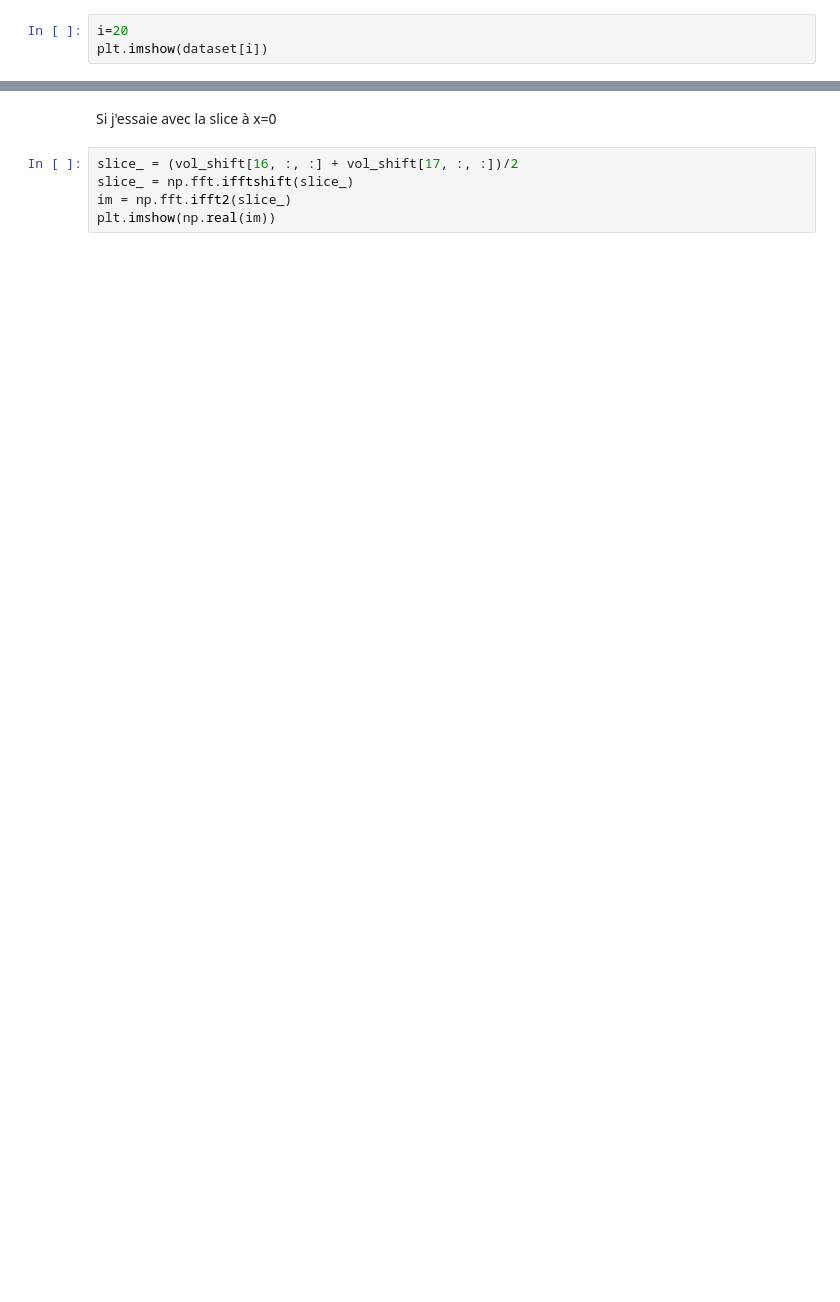
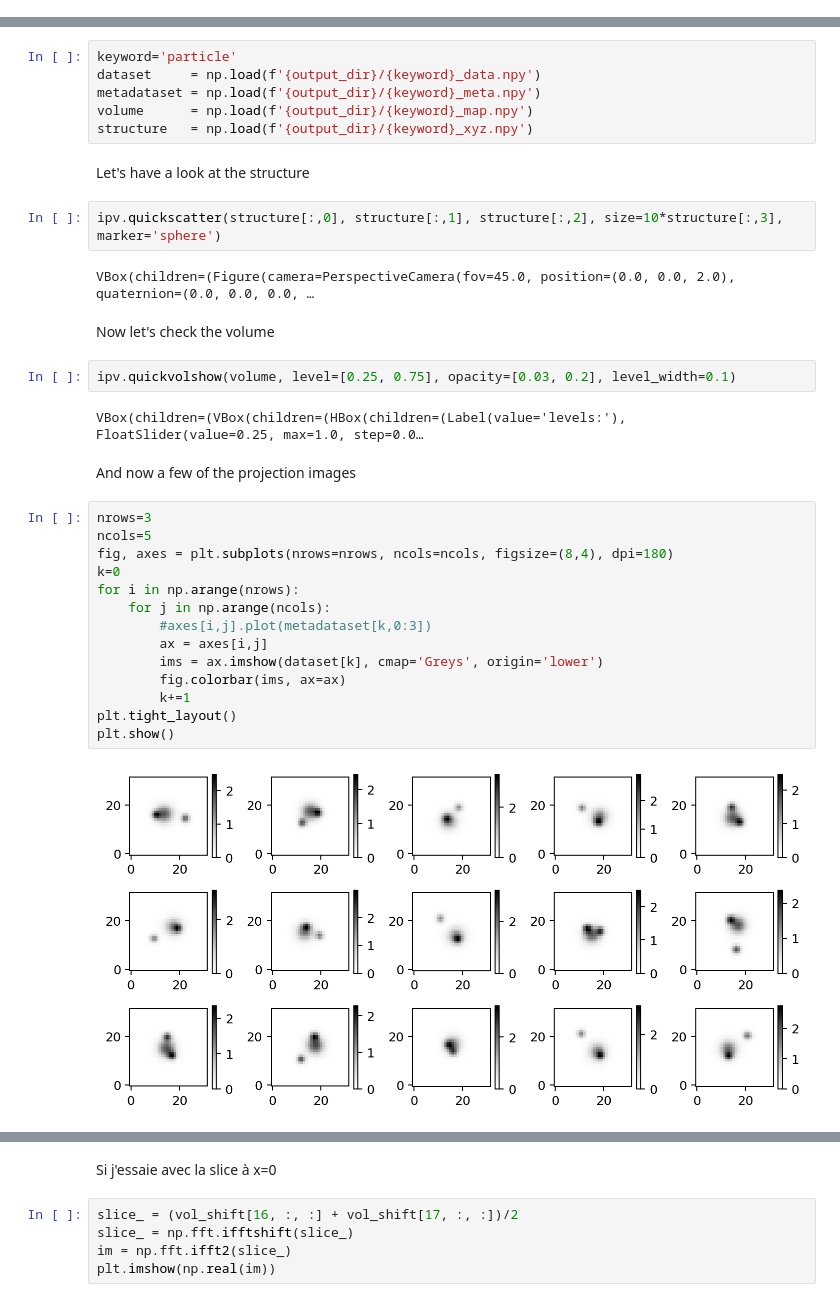
Before and after one commit to fredericpoitevin/gmm-cryoem, a Jupyter notebook: notebooks/Single particle reconstruction.ipynb, the cells around one changed output, grey strips where cells are left out. Cells and saved outputs as stored; diff of their text form; blank space fills up the shorter version.

Commit message:
Added visualization widgets in single particle reconstruction notebook. Did not finish testing projection and reconstruction tools

```diff
--- a/notebooks/Single particle reconstruction.ipynb
+++ b/notebooks/Single particle reconstruction.ipynb
@@ -13,3 +8,0 @@ N = 32 #size grid
-# %%
-i=20
-plt.imshow(dataset[i])
@@ -70,0 +34,36 @@ plt.imshow(np.real(im_))
+# %%
+keyword='particle'
+dataset     = np.load(f'{output_dir}/{keyword}_data.npy')
+metadataset = np.load(f'{output_dir}/{keyword}_meta.npy')
+volume      = np.load(f'{output_dir}/{keyword}_map.npy')
+structure   = np.load(f'{output_dir}/{keyword}_xyz.npy')
+# %% [markdown]
+Let's have a look at the structure
+# %%
+ipv.quickscatter(structure[:,0], structure[:,1], structure[:,2], size=10*structure[:,3], marker='sphere')
+# %% [output]
+VBox(children=(Figure(camera=PerspectiveCamera(fov=45.0, position=(0.0, 0.0, 2.0), quaternion=(0.0, 0.0, 0.0, …
+# %% [markdown]
+Now let's check the volume
+# %%
+ipv.quickvolshow(volume, level=[0.25, 0.75], opacity=[0.03, 0.2], level_width=0.1)
+# %% [output]
+VBox(children=(VBox(children=(HBox(children=(Label(value='levels:'), FloatSlider(value=0.25, max=1.0, step=0.0…
+# %% [markdown]
+And now a few of the projection images
+# %%
+nrows=3
+ncols=5
+fig, axes = plt.subplots(nrows=nrows, ncols=ncols, figsize=(8,4), dpi=180)
+k=0
+for i in np.arange(nrows):
+    for j in np.arange(ncols):
+        #axes[i,j].plot(metadataset[k,0:3])
+        ax = axes[i,j]
+        ims = ax.imshow(dataset[k], cmap='Greys', origin='lower')
+        fig.colorbar(ims, ax=ax)
+        k+=1
+plt.tight_layout()
+plt.show()
+# %% [output]
+[figure, added]
```
Also changed, not shown: parts of 20 cells of this notebook.
